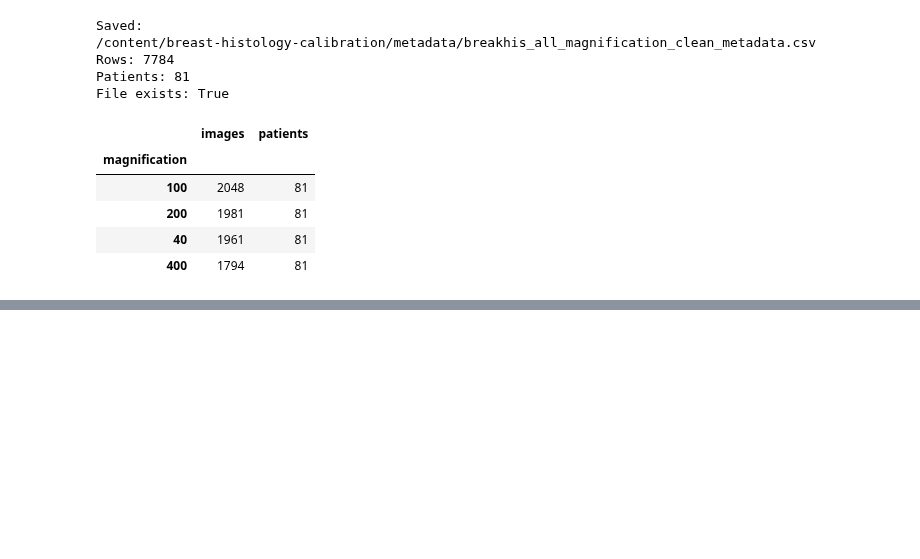
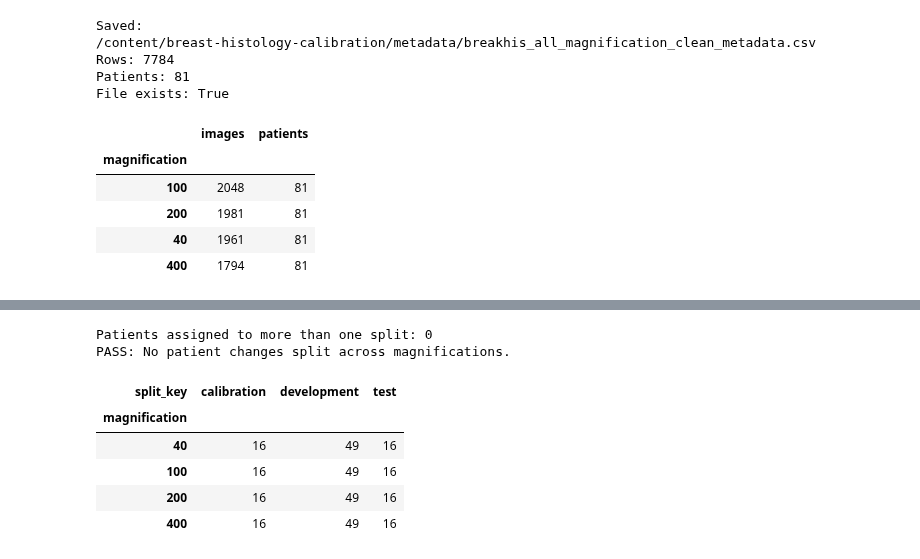
Before and after one commit to Yisihaq01/breast-histology-calibration, a Jupyter notebook: Notebooks/02_breakhis_all_magnification_audit.ipynb, the cells around one changed output, grey strips where cells are left out. Saved outputs shown, nothing was run; the diff lists cells and outputs as text; code cells hidden in the pictures; blank space fills up the shorter version.

```diff
--- a/Notebooks/02_breakhis_all_magnification_audit.ipynb
+++ b/Notebooks/02_breakhis_all_magnification_audit.ipynb
@@ -1618,0 +1911,60 @@ display(summary)
+# %%
+# ============================================================
+# Verify split integrity across magnifications
+# ============================================================
+
+patient_split_uniqueness = (
+    all_mag_final
+    .groupby("patient_id")[
+        "split_key"
+    ]
+    .nunique()
+)
+
+n_conflicts = int(
+    (
+        patient_split_uniqueness > 1
+    ).sum()
+)
+
+print(
+    "Patients assigned to more than one split:",
+    n_conflicts
+)
+
+assert n_conflicts == 0
+
+print(
+    "PASS: No patient changes split "
+    "across magnifications."
+)
+# %% [output]
+Patients assigned to more than one split: 0
+PASS: No patient changes split across magnifications.
+# %%
+patient_counts_by_mag_split = (
+    all_mag_final
+    .groupby(
+        [
+            "magnification",
+            "split_key"
+        ]
+    )[
+        "patient_id"
+    ]
+    .nunique()
+    .unstack(
+        fill_value=0
+    )
+)
+
+display(
+    patient_counts_by_mag_split
+)
+# %% [output]
+| split_key | calibration | development | test |
+| magnification |  |  |  |
+| 40 | 16 | 49 | 16 |
+| 100 | 16 | 49 | 16 |
+| 200 | 16 | 49 | 16 |
+| 400 | 16 | 49 | 16 |
```
Also changed, not shown: parts of 12 cells of this notebook.
